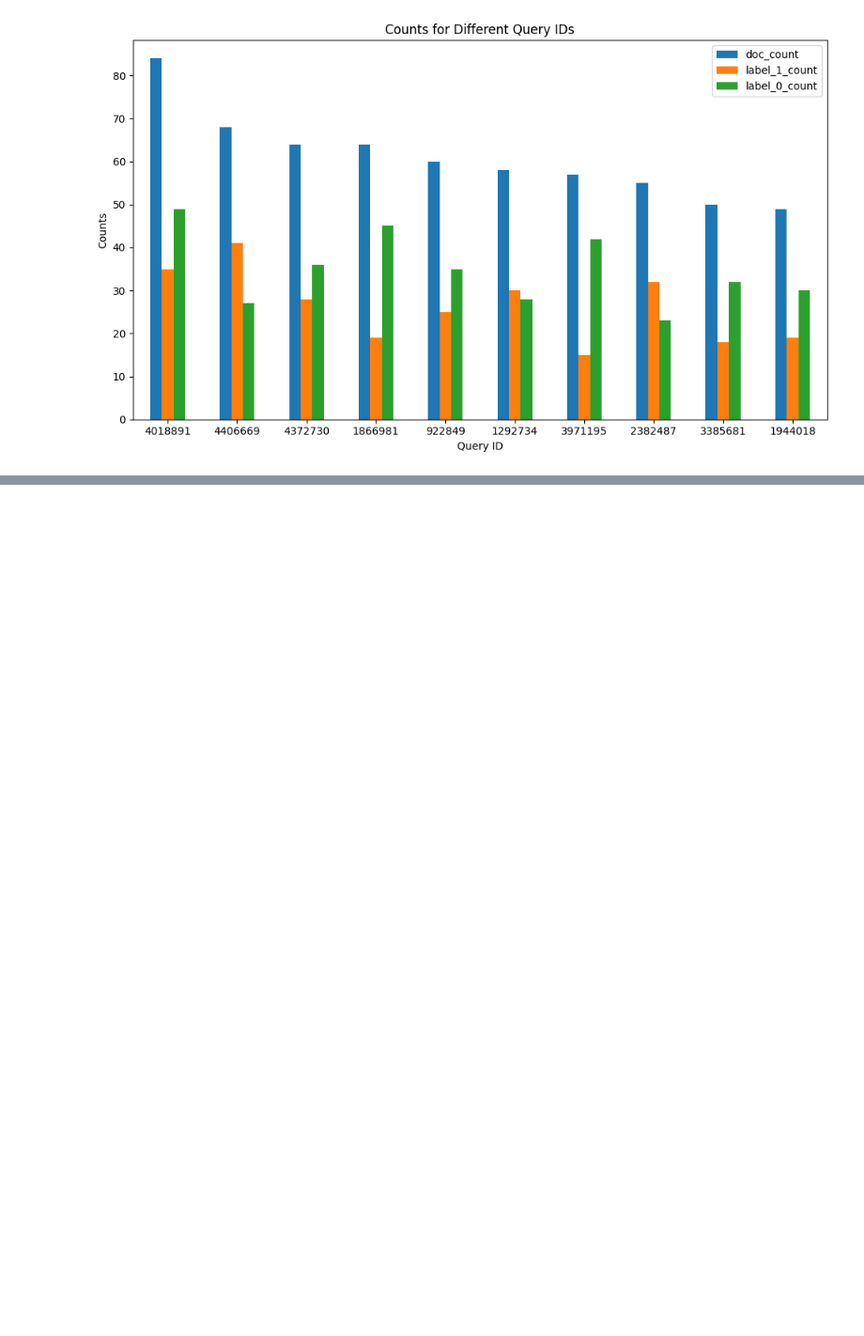
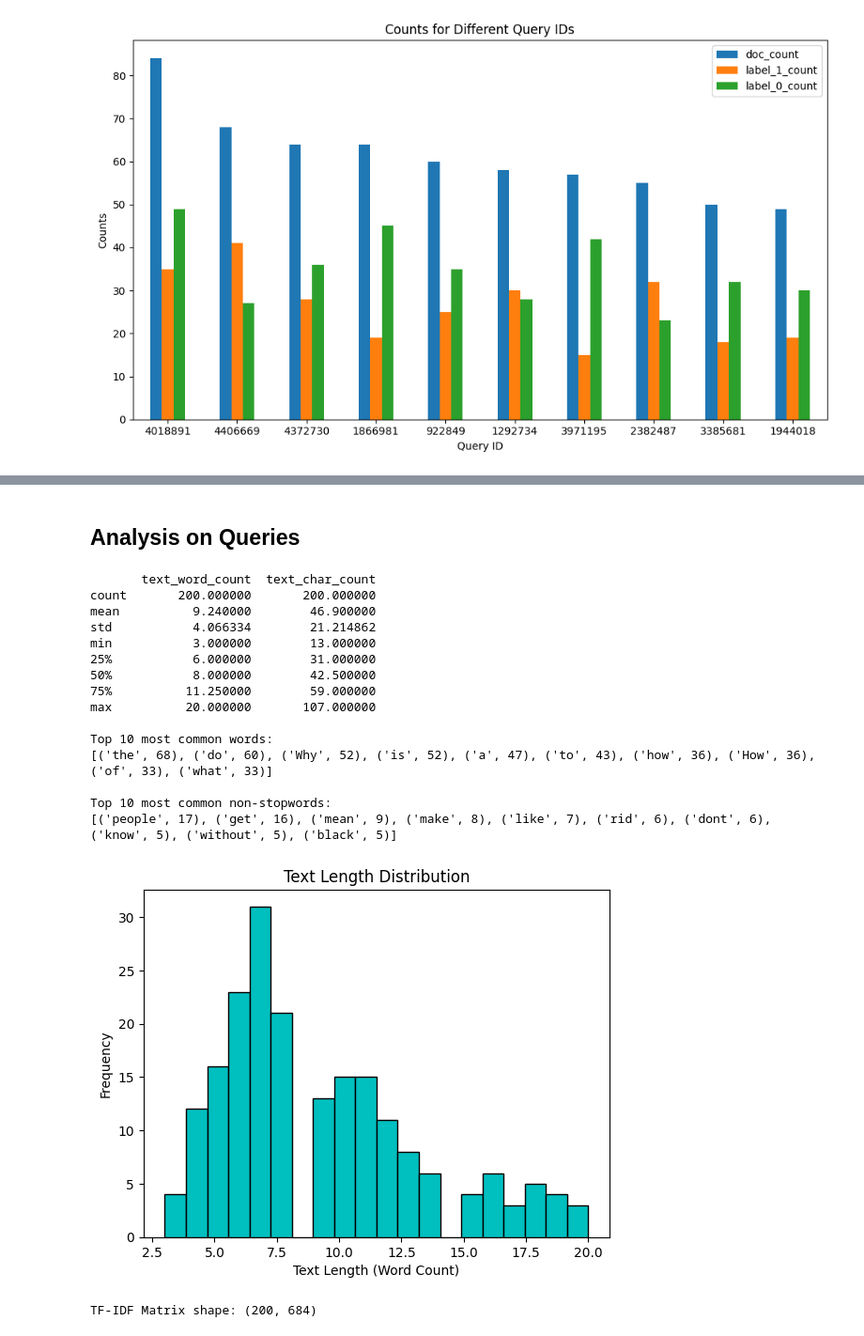
Before and after one commit to anedun2/Retrieval_and_Rerank, a Jupyter notebook: EDA.ipynb, the cells around one changed output, grey strips where cells are left out. Shown at 94% size. Drawn from its saved outputs; the diff is of its cells as text; code cells hidden in the pictures; blank space fills up the shorter version.

```diff
--- a/EDA.ipynb
+++ b/EDA.ipynb
@@ -203,0 +308,66 @@ Name: doc_length, dtype: float64
+# %% [markdown]
+## Analysis on Queries
+# %%
+# Manually set stopwords (you can customize this list)
+custom_stopwords = set(stop_words_list)
+
+# Apply preprocessing to text
+df_queries['cleaned_text'] = df_queries['text'].apply(preprocess_text)
+
+# Word and character counts
+df_queries['text_word_count'] = df_queries['cleaned_text'].apply(lambda x: len(word_tokenize(x)))
+df_queries['text_char_count'] = df_queries['cleaned_text'].apply(lambda x: len(x))
+print(df_queries[['text_word_count', 'text_char_count']].describe())
+print()
+
+# Top words and phrases
+words = word_tokenize(' '.join(df_queries['cleaned_text']))
+fdist = FreqDist(words)
+print("Top 10 most common words:")
+print(fdist.most_common(10))
+print()
+
+# Stopwords analysis
+filtered_words = [[word for word in word_tokenize(text) if word.lower() not in custom_stopwords] for text in df_queries['cleaned_text']]
+fdist_filtered = FreqDist([word for sublist in filtered_words for word in sublist])
+print("Top 10 most common non-stopwords:")
+print(fdist_filtered.most_common(10))
+print()
+
+# Text length distribution
+plt.hist(df_queries['text_word_count'], bins=20, color='c', edgecolor='black')
+plt.xlabel('Text Length (Word Count)')
+plt.ylabel('Frequency')
+plt.title('Text Length Distribution')
+plt.show()
+
+# TF-IDF Vectorization (number_of_documents, number_of_unique_words)
+tfidf_vectorizer = TfidfVectorizer()
+tfidf_matrix = tfidf_vectorizer.fit_transform([' '.join(text) for text in filtered_words])
+print("TF-IDF Matrix shape:", tfidf_matrix.shape)
+
+# Word cloud
+wordcloud = WordCloud(width=800, height=400, background_color='white').generate_from_frequencies(fdist_filtered)
+plt.figure(figsize=(10, 5))
+plt.imshow(wordcloud, interpolation='bilinear')
+plt.axis('off')
+plt.title('Word Cloud')
+plt.show()
+# %% [output]
+       text_word_count  text_char_count
+count       200.000000       200.000000
+mean          9.240000        46.900000
+std           4.066334        21.214862
+min           3.000000        13.000000
+25%           6.000000        31.000000
+50%           8.000000        42.500000
+75%          11.250000        59.000000
+max          20.000000       107.000000
+
+Top 10 most common words:
+[('the', 68), ('do', 60), ('Why', 52), ('is', 52), ('a', 47), ('to', 43), ('how', 36), ('How', 36), ('of', 33), ('what', 33)]
+
+Top 10 most common non-stopwords:
+[('people', 17), ('get', 16), ('mean', 9), ('make', 8), ('like', 7), ('rid', 6), ('dont', 6), ('know', 5), ('without', 5), ('black', 5)]
+[figure, added]
+TF-IDF Matrix shape: (200, 684)
```
Also changed, not shown: parts of 10 cells of this notebook.
